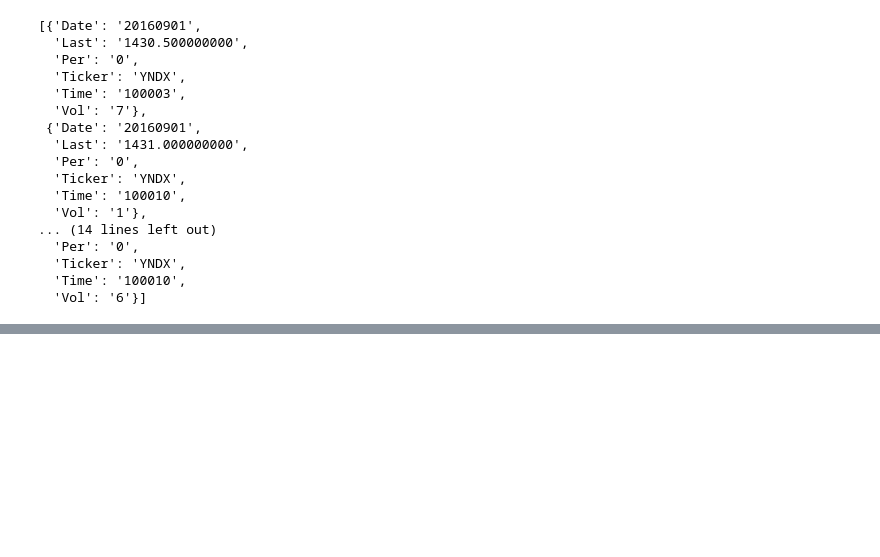
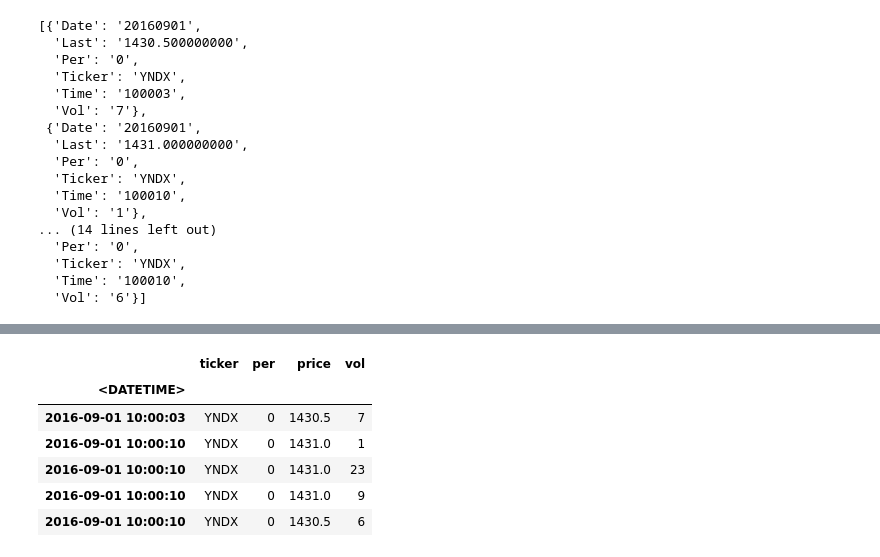
Before and after one commit to poldnev/jupyter-notebooks, a Jupyter notebook: finam-2.ipynb, the cells around one changed output, grey strips where cells are left out. Drawn from its saved outputs; the diff is of its cells as text; code cells hidden in the pictures; blank space fills up the shorter version.

```diff
--- a/finam-2.ipynb
+++ b/finam-2.ipynb
@@ -416,0 +536,12 @@ header
+# %%
+data.rename(columns=lambda name: name[1:-1].lower(), inplace=True)
+data.rename(columns={'last': 'price'}, inplace=True)
+data.head(5)
+# %% [output]
+|  | ticker | per | price | vol |
+| <DATETIME> |  |  |  |  |
+| 2016-09-01 10:00:03 | YNDX | 0 | 1430.5 | 7 |
+| 2016-09-01 10:00:10 | YNDX | 0 | 1431.0 | 1 |
+| 2016-09-01 10:00:10 | YNDX | 0 | 1431.0 | 23 |
+| 2016-09-01 10:00:10 | YNDX | 0 | 1431.0 | 9 |
+| 2016-09-01 10:00:10 | YNDX | 0 | 1430.5 | 6 |
```
Also changed, not shown: parts of 55 cells of this notebook.
